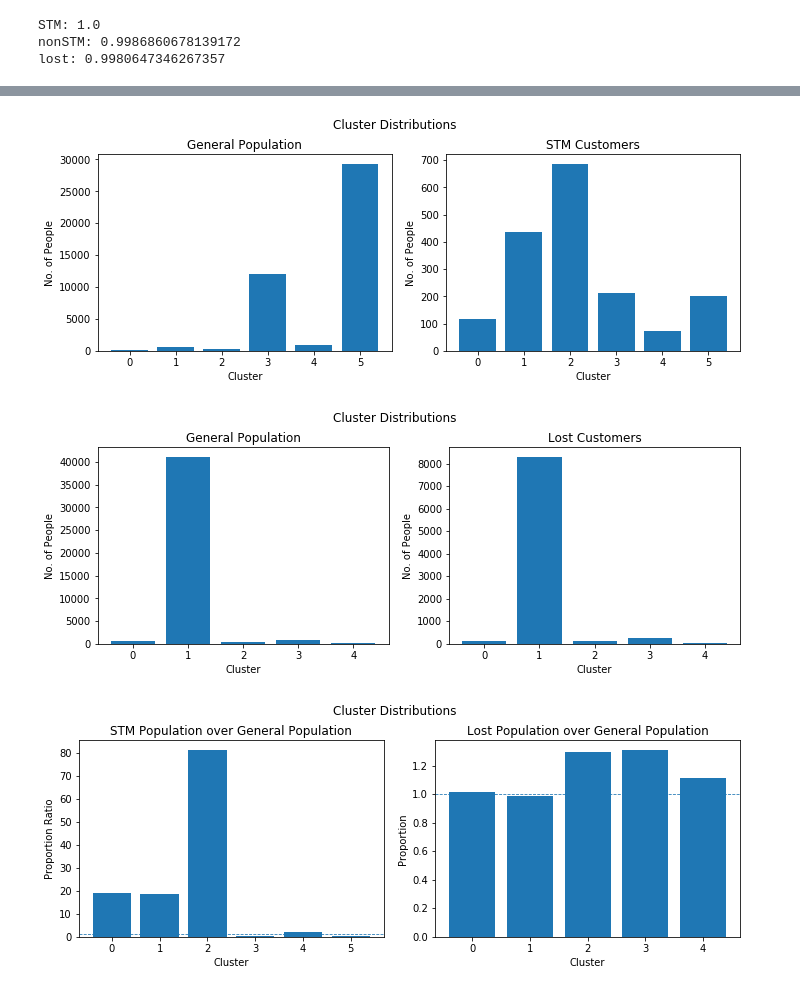
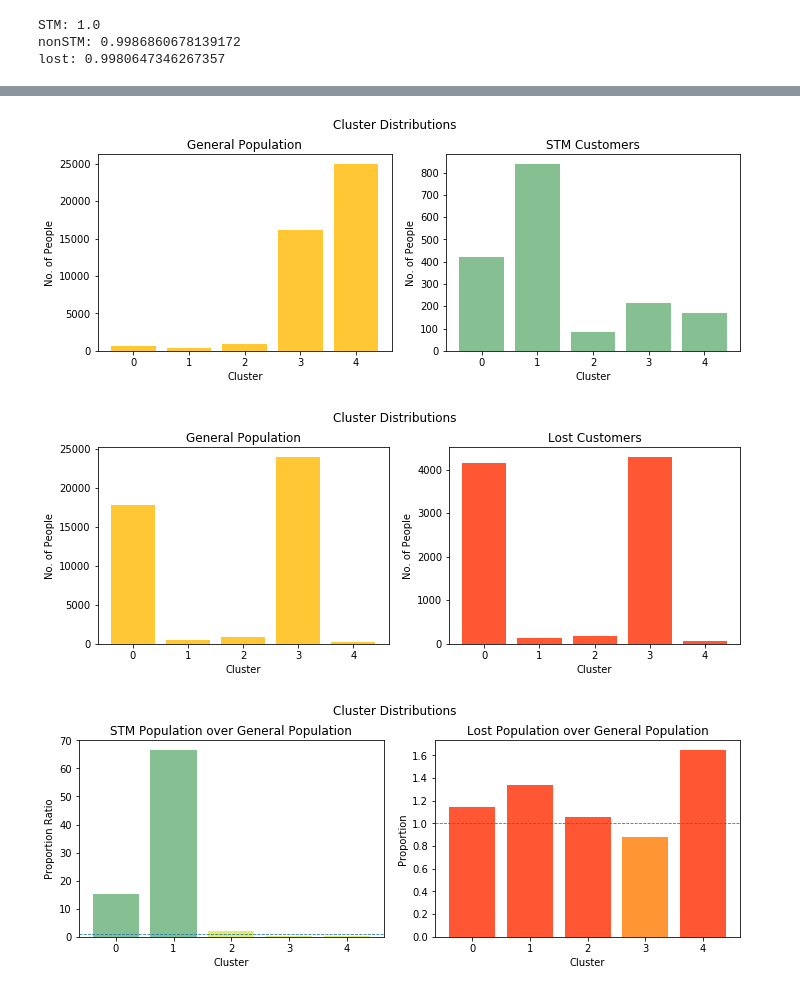
Before and after one commit to tbala25/ML_stm_prediction, a Jupyter notebook: Customer_Segmentation_Purchase_Prediction.ipynb, the cells around one changed output, grey strips where cells are left out. Saved outputs shown, nothing was run; the diff lists cells and outputs as text; code cells hidden in the pictures.

```diff
--- a/Customer_Segmentation_Purchase_Prediction.ipynb
+++ b/Customer_Segmentation_Purchase_Prediction.ipynb
@@ -153,3 +164,16 @@ lost = convert_time_int(lost)
+# %%
+#CONVERT DATE COLUMNS TO INT
+
+STM = convert_time_int(STM)
+nonSTM = convert_time_int(nonSTM)
+lost = convert_time_int(lost)
+
+#CALCULATE DATE DIFFERENCE
+#QUANTIFY LENGTH OF ENGAGEMENT
+
+STM = calculate_time_diff(STM)
+nonSTM = calculate_time_diff(nonSTM)
+lost = calculate_time_diff(lost)
 # %%
 print(f"STM Length: {len(STM)}")
 print(f"nonSTM Length: {len(nonSTM)}")
@@ -276,8 +304,8 @@ full_standardized  = pd.DataFrame(scaler.transform(full_tmp))
 #PCA CLUSTERING
 np.set_printoptions(precision=2, suppress=True)
 
-#DECIDED ON # of Components = 2 to represent 29% of variance
-pca = PCA(n_components=10)
+#DECIDED ON # of Components = 5 to represent > 75% of variance
+pca = PCA()
 pca.fit(full_standardized)
 np.cumsum(pca.explained_variance_/sum(pca.explained_variance_))
 # %% [output]
@@ -284,0 +314,4 @@ array([0.25, 0.44, 0.61, 0.71, 0.79, 0.85, 0.9 , 0.95, 0.98, 1.  ])
+# %%
+#DECIDED ON # of Components = 5 to represent > 75% of variance
+pca = PCA(n_components=5)
+pca.fit(full_standardized)
@@ -448,6 +491,6 @@ For n_clusters = 9 The average silhouette_score is : 0.2235340107678705
 # %%
 ##STM CLUSTERING
-k = 6
+k = 5
 stm_kmeans = cluster.KMeans(n_clusters=k)
 stm_kmeans.fit(stm_pca)
 
@@ -570,12 +610,12 @@ cluster_info
 # %%
 fig, (ax1, ax2) = plt.subplots(1,2, figsize=(10, 4))
 
-ax1.bar(cluster_info["Cluster"], cluster_info["Population_STM"])
+ax1.bar(cluster_info["Cluster"], cluster_info["Population_STM"], color=(255/255, 199/255, 51/255))
 ax1.set_xlabel("Cluster")
 ax1.set_ylabel("No. of People")
 ax1.set_title("General Population")
 
-ax2.bar(cluster_info["Cluster"], cluster_info["STM"])
+ax2.bar(cluster_info["Cluster"], cluster_info["STM"], color=(134/255, 191/255, 145/255))
 ax2.set_xlabel("Cluster")
 ax2.set_ylabel("No. of People")
 ax2.set_title("STM Customers")
@@ -584,16 +624,16 @@ fig.suptitle("Cluster Distributions")
 fig.tight_layout(rect=[0, 0.03, 1, 0.95])
 plt.show()
 # %% [output]
-[figure, old version]
+[figure, new version]
 # %%
 fig, (ax1, ax2) = plt.subplots(1,2, figsize=(10, 4))
 
-ax1.bar(cluster_info["Cluster"], cluster_info["Population_Lost"])
+ax1.bar(cluster_info["Cluster"], cluster_info["Population_Lost"], color=(255/255, 199/255, 51/255))
 ax1.set_xlabel("Cluster")
 ax1.set_ylabel("No. of People")
 ax1.set_title("General Population")
 
-ax2.bar(cluster_info["Cluster"], cluster_info["Lost"])
+ax2.bar(cluster_info["Cluster"], cluster_info["Lost"], color=(255/255, 87/255, 51/255))
 ax2.set_xlabel("Cluster")
 ax2.set_ylabel("No. of People")
 ax2.set_title("Lost Customers")
@@ -602,7 +642,7 @@ fig.suptitle("Cluster Distributions")
 fig.tight_layout(rect=[0, 0.03, 1, 0.95])
 plt.show()
 # %% [output]
-[figure, old version]
+[figure, new version]
 # %%
 cluster_info["Population_STM_proportion"] = (cluster_info["Population_STM"]/cluster_info["Population_STM"].sum()*100).round(2)
 cluster_info["STM_proportion"] = (cluster_info["STM"]/cluster_info["STM"].sum()*100).round(2)
@@ -614,22 +654,33 @@ cluster_info["Lost_over_Pop"] = cluster_info["Lost_proportion"] / cluster_info["
 # %%
 fig, (ax, ax2) = plt.subplots(1,2, figsize=(10, 4))
 
-ax.bar(cluster_info["Cluster"], cluster_info["STM_over_Pop"])
+mask1 = cluster_info["STM_over_Pop"] < 10
+mask2 = cluster_info["STM_over_Pop"] >= 10
+
+ax.bar(cluster_info["Cluster"][mask1], cluster_info["STM_over_Pop"][mask1], color=(228/255, 235/255, 103/255))
+ax.bar(cluster_info["Cluster"][mask2], cluster_info["STM_over_Pop"][mask2], color=(134/255, 191/255, 145/255))
+
 ax.set_xlabel("Cluster")
 ax.set_ylabel("Proportion Ratio")
 ax.set_title("STM Population over General Population")
 ax.axhline(y=1, linestyle = "--", linewidth = 0.8)
 
-ax2.bar(cluster_info["Cluster"], cluster_info["Lost_over_Pop"])
+
+mask1 = cluster_info["Lost_over_Pop"] < 1
+mask2 = cluster_info["Lost_over_Pop"] >= 1
+
+ax2.bar(cluster_info["Cluster"][mask1], cluster_info["Lost_over_Pop"][mask1], color=(255/255, 150/255, 51/255))
+ax2.bar(cluster_info["Cluster"][mask2], cluster_info["Lost_over_Pop"][mask2], color=(255/255, 87/255, 51/255))
+
 ax2.set_xlabel("Cluster")
 ax2.set_ylabel("Proportion")
 ax2.set_title("Lost Population over General Population")
 ax2.axhline(y=1, linestyle = "--", linewidth = 0.8)
 
 
 fig.suptitle("Cluster Distributions")
 
 fig.tight_layout(rect=[0, 0.03, 1, 0.95])
 plt.show()
 # %% [output]
-[figure, old version]
+[figure, new version]
```
Also changed, not shown: parts of 46 cells of this notebook.
